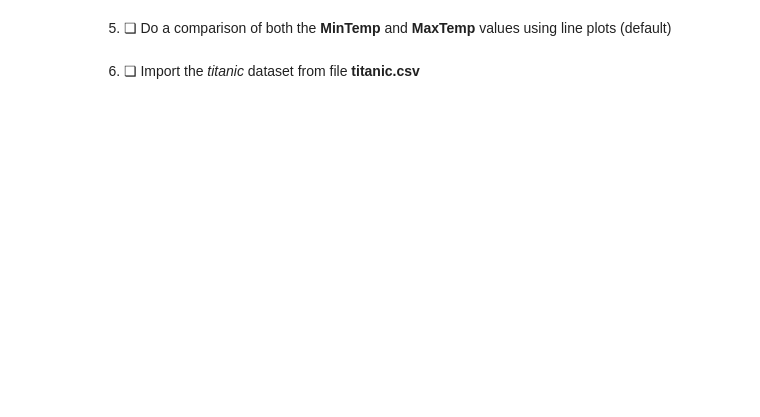
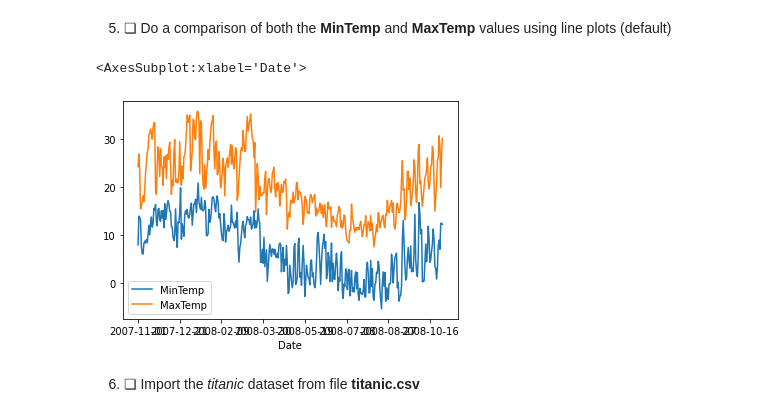
Before and after one commit to evan-a-west/MyLearningTreeCourses, a Jupyter notebook: Ex10_1.ipynb, the cells around one changed output. Cells and saved outputs as stored; diff of their text form; code cells hidden in the pictures; blank space fills up the shorter version.

```diff
--- a/Ex10_1.ipynb
+++ b/Ex10_1.ipynb
@@ -31,2 +52,5 @@ data = pd.readcsv
 # %% [markdown]
 4. ❏ Import the *weather* dataset from the **weather.csv** datafile
+# %%
+data2 = pd.read_csv("weather.csv", index_col=0)
+data2
@@ -33,4 +72,9 @@ data = pd.readcsv
 # %% [markdown]
 5. ❏ Do a comparison of both the **MinTemp** and **MaxTemp** values using line plots (default)
+# %%
+data2[['MinTemp', 'MaxTemp']].plot()
+# %% [output]
+<AxesSubplot:xlabel='Date'>
+[figure, added]
 # %% [markdown]
 6. ❏ Import the *titanic* dataset from file **titanic.csv**
```
Also changed, not shown: parts of 7 cells of this notebook.
